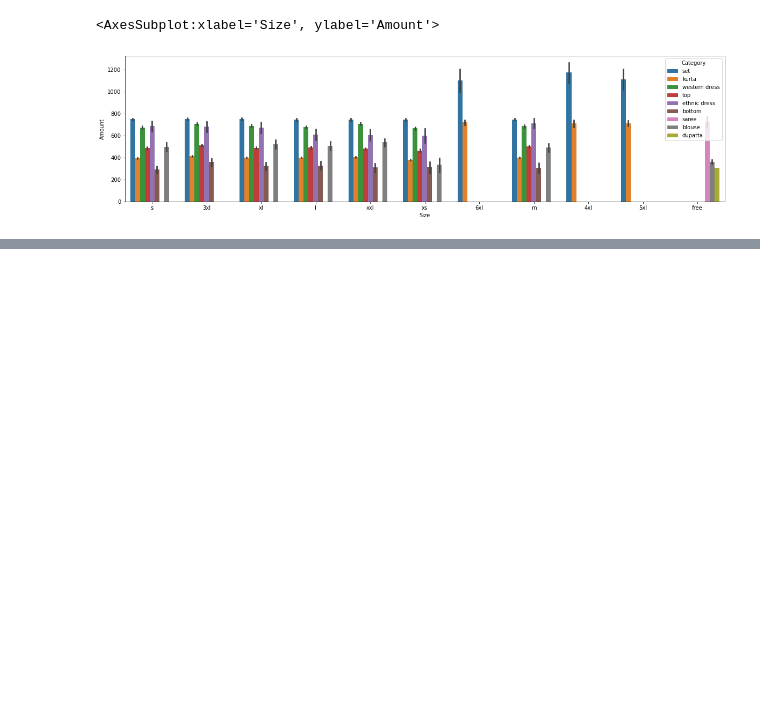
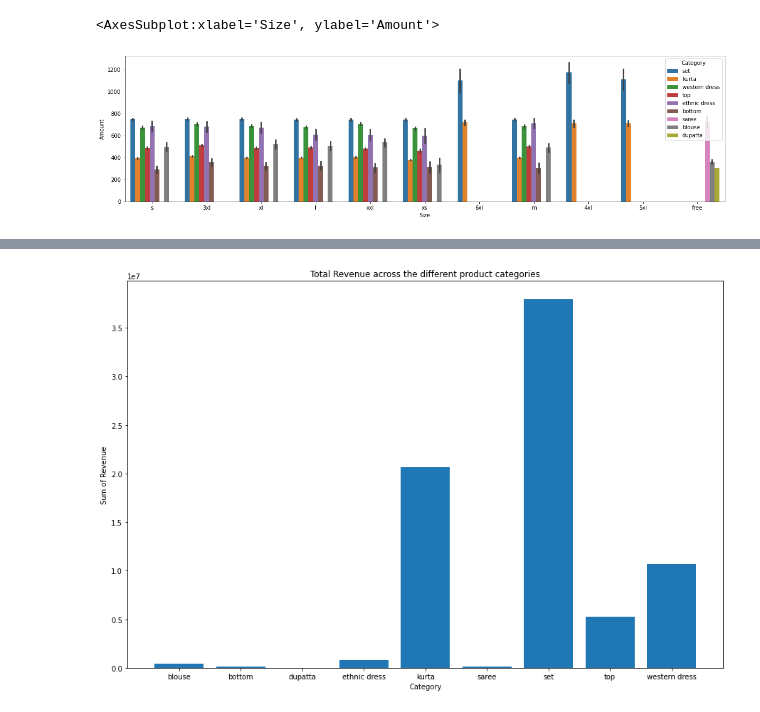
Before and after one commit to Abednego-py/E-commerce-Data-Analysis-Seaborn-, a Jupyter notebook: E-commerce Sales Analysis_.ipynb, the cells around one changed output, grey strips where cells are left out. Saved outputs shown, nothing was run; the diff lists cells and outputs as text; code cells hidden in the pictures; blank space fills up the shorter version.

Commit message:
adeed visualization for analysis

```diff
--- a/E-commerce Sales Analysis_.ipynb
+++ b/E-commerce Sales Analysis_.ipynb
@@ -577,0 +568,4 @@ sb.barplot(df['Size'],df['Amount'],hue=df['Category'])
+# %%
+df_revenueCategories = df.groupby(by='Category')[['Revenue']].sum()
+
+df_revenueCategories
@@ -577,0 +584,9 @@ sb.barplot(df['Size'],df['Amount'],hue=df['Category'])
+# %%
+plt.figure(figsize=(15,10))
+plt.bar(df_revenueCategories.index, df_revenueCategories['Revenue'])
+plt.title('Total Revenue across the different product categories')
+plt.xlabel('Category')
+plt.ylabel('Sum of Revenue')
+plt.show()
+# %% [output]
+[figure, added]
```
Also changed, not shown: parts of 34 cells of this notebook, 2 other files.
